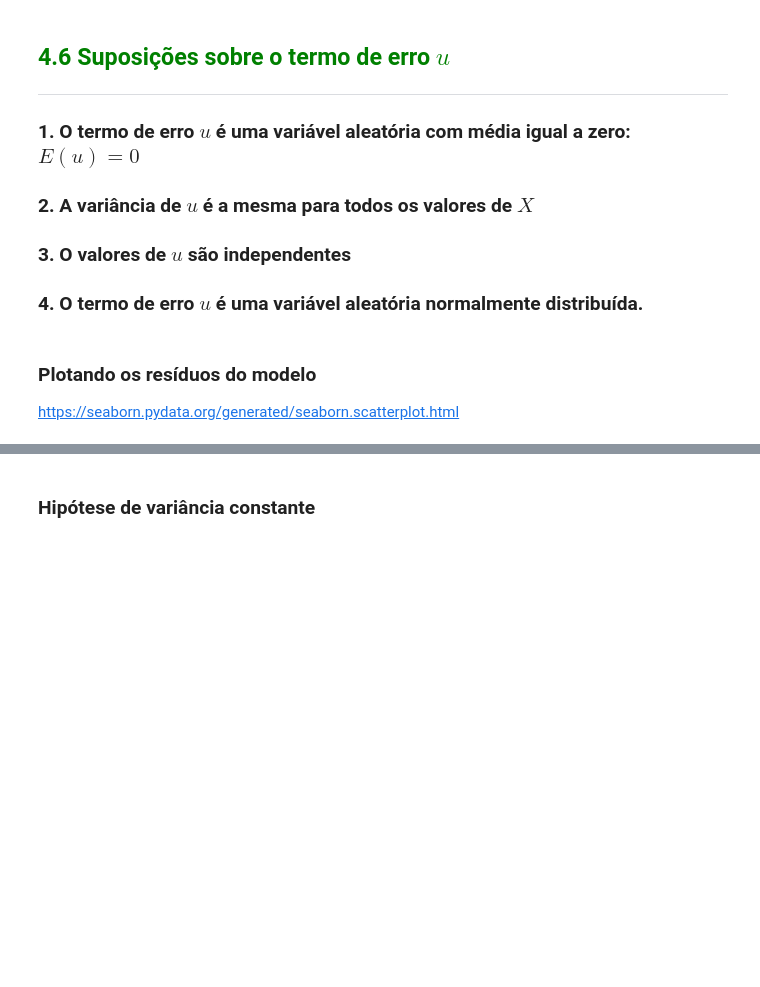
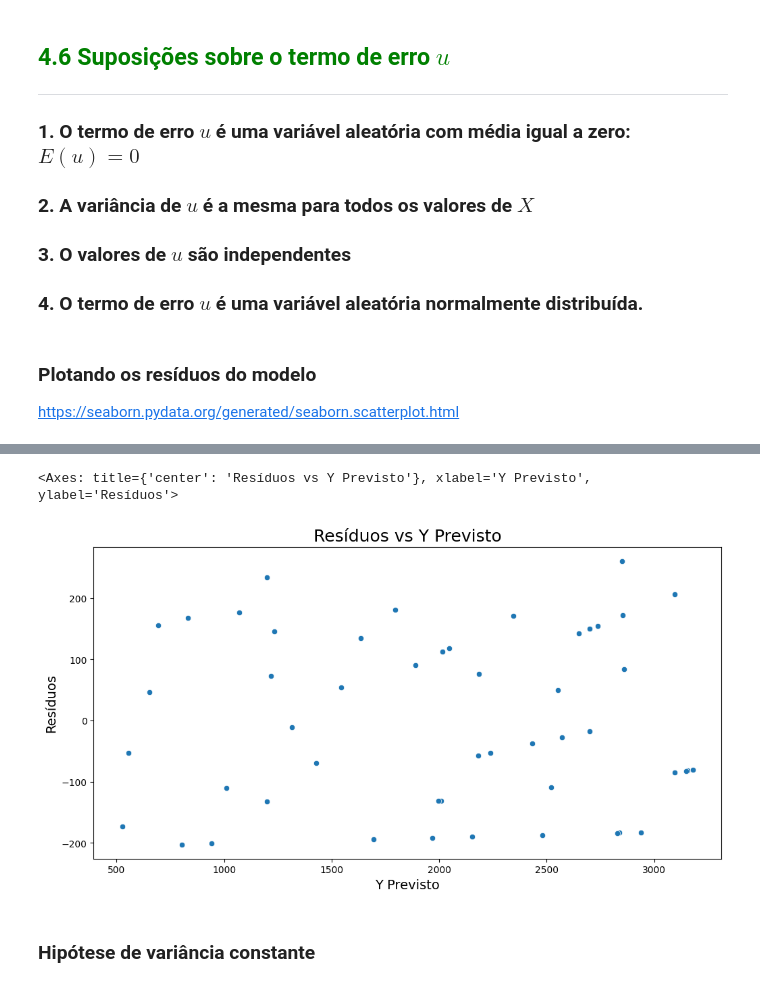
Before and after one commit to LuTDC/estatistica_python_alura, a Jupyter notebook: Modulo5 - Correlação e Regressão/Curso_de_Estatística_Parte_4.ipynb, the cells around one changed output, grey strips where cells are left out. Cells and saved outputs as stored; diff of their text form; code cells hidden in the pictures; blank space fills up the shorter version.

```diff
--- a/Modulo5 - Correlação e Regressão/Curso_de_Estatística_Parte_4.ipynb
+++ b/Modulo5 - Correlação e Regressão/Curso_de_Estatística_Parte_4.ipynb
@@ -887,3 +923,13 @@ https://seaborn.pydata.org/generated/seaborn.scatterplot.html
+# %%
+ax = sns.scatterplot(x=dataset['Y Previsto'], y=dataset.Residuos)
+ax.figure.set_size_inches(12, 6)
+ax.set_title('Resíduos vs Y Previsto', fontsize=18)
+ax.set_xlabel('Y Previsto', fontsize=14)
+ax.set_ylabel('Resíduos', fontsize=14)
+ax
+# %% [output]
+<Axes: title={'center': 'Resíduos vs Y Previsto'}, xlabel='Y Previsto', ylabel='Resíduos'>
+[figure, added]
 # %% [markdown]
 ### Hipótese de variância constante
 # %% [markdown]
```
Also changed, not shown: parts of 59 cells of this notebook.
